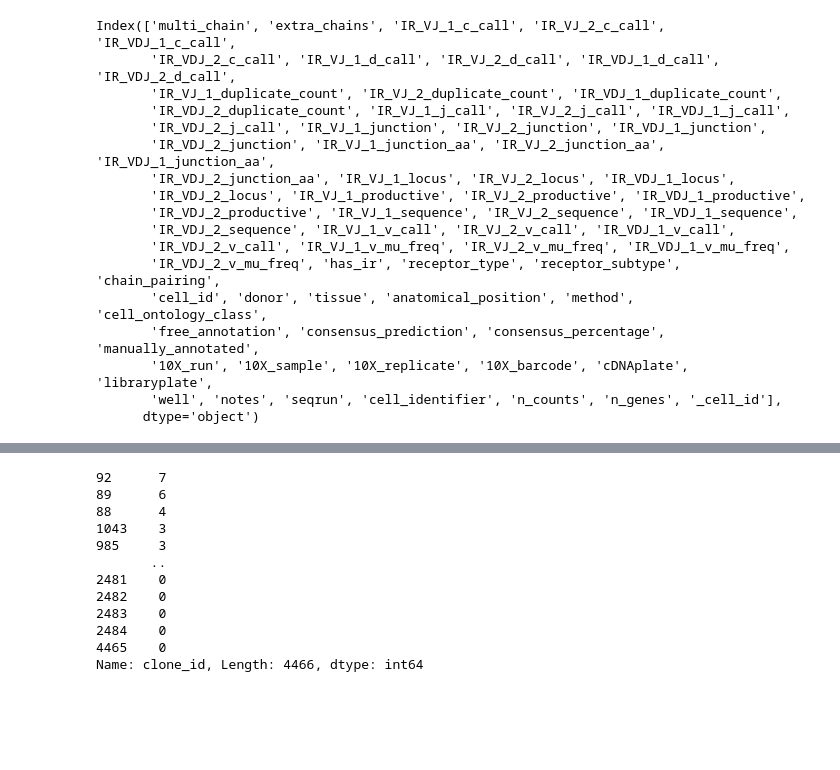
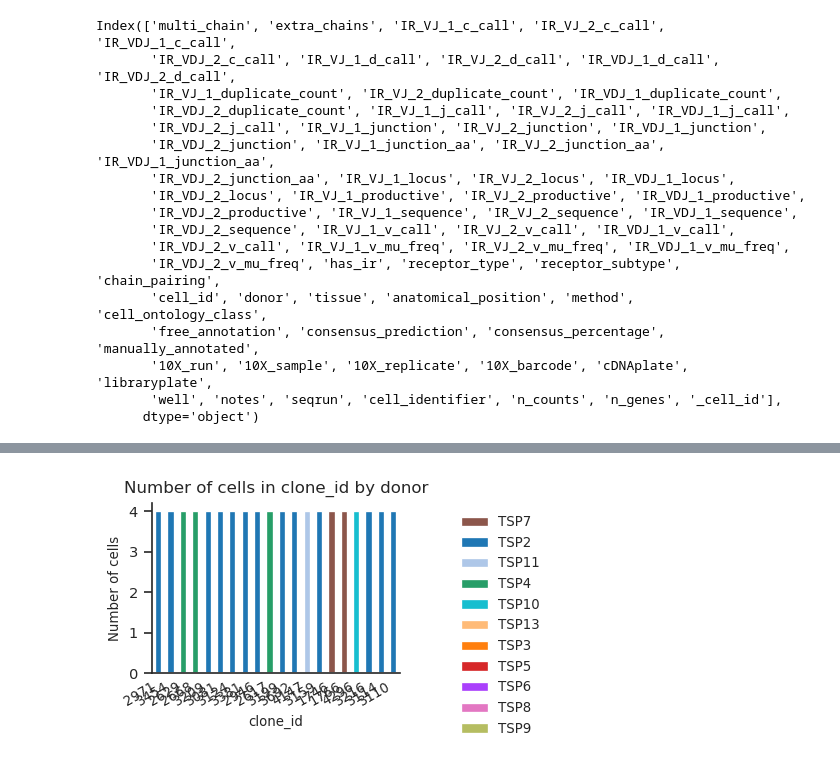
Before and after one commit to michael-swift/tsp-immune-analysis, a Jupyter notebook: notebooks/scirpy_integrate_metadata.ipynb, the cells around one changed output, grey strips where cells are left out. Drawn from its saved outputs; the diff is of its cells as text; code cells hidden in the pictures; blank space fills up the shorter version.

```diff
--- a/notebooks/scirpy_integrate_metadata.ipynb
+++ b/notebooks/scirpy_integrate_metadata.ipynb
@@ -194,15 +206,4 @@ ax = ir.pl.group_abundance(adata[adata.obs.clone_id_size <= 3], groupby='clone_i
-# %%
-adata.obs[adata.obs.receptor_type == 'BCR'].clone_id.value_counts()
-# %% [output]
-92      7
-89      6
-88      4
-1043    3
-985     3
-       ..
-2481    0
-2482    0
-2483    0
-2484    0
-4465    0
-Name: clone_id, Length: 4466, dtype: int64
+# %%
+ax = ir.pl.group_abundance(adata[adata.obs.clone_id_size  <= 4], groupby='clone_id', target_col='donor', max_cols=20)
+# %% [output]
+[figure, added]
```
Also changed, not shown: parts of 17 cells of this notebook, 4 other files.
